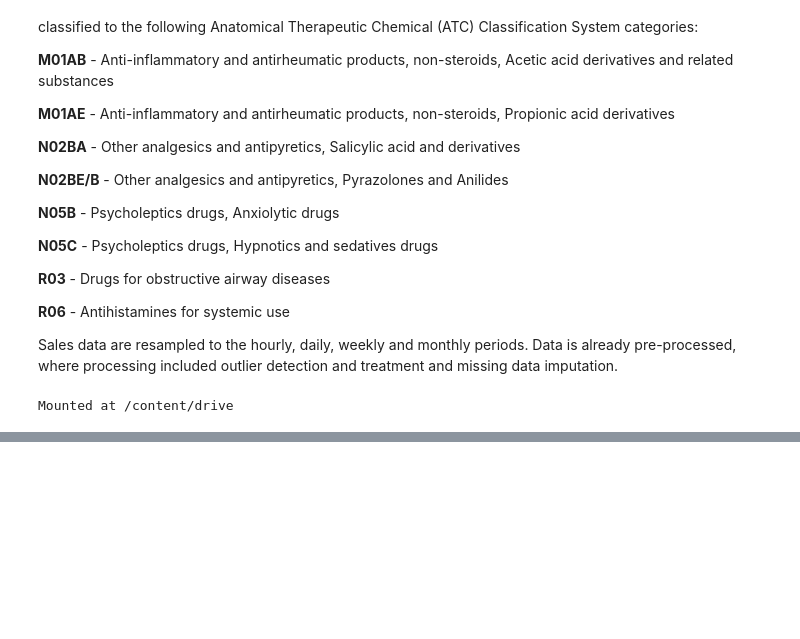
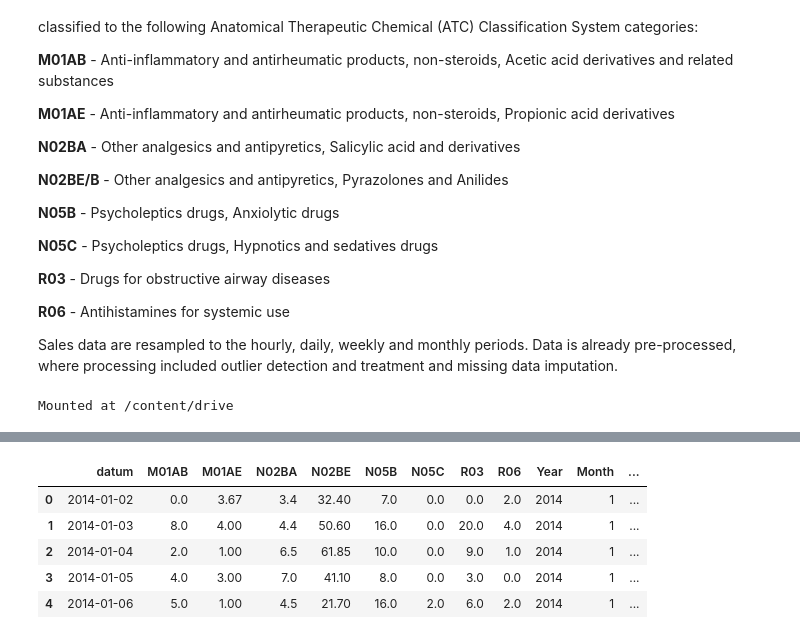
Before and after one commit to Adhi1755/Pharma-Sales-Analysis, a Jupyter notebook: Pharma_Slaes.ipynb, the cells around one changed output, grey strips where cells are left out. Drawn from its saved outputs; the diff is of its cells as text; code cells hidden in the pictures; blank space fills up the shorter version.

```diff
--- a/Pharma_Slaes.ipynb
+++ b/Pharma_Slaes.ipynb
@@ -199,0 +116,9 @@ max    386.000000  213.040000
+# %%
+salesDaily.head()
+# %% [output]
+|  | datum | M01AB | M01AE | N02BA | N02BE | N05B | N05C | R03 | R06 | Year | Month | ... |
+| 0 | 2014-01-02 | 0.0 | 3.67 | 3.4 | 32.40 | 7.0 | 0.0 | 0.0 | 2.0 | 2014 | 1 | ... |
+| 1 | 2014-01-03 | 8.0 | 4.00 | 4.4 | 50.60 | 16.0 | 0.0 | 20.0 | 4.0 | 2014 | 1 | ... |
+| 2 | 2014-01-04 | 2.0 | 1.00 | 6.5 | 61.85 | 10.0 | 0.0 | 9.0 | 1.0 | 2014 | 1 | ... |
+| 3 | 2014-01-05 | 4.0 | 3.00 | 7.0 | 41.10 | 8.0 | 0.0 | 3.0 | 0.0 | 2014 | 1 | ... |
+| 4 | 2014-01-06 | 5.0 | 1.00 | 4.5 | 21.70 | 16.0 | 2.0 | 6.0 | 2.0 | 2014 | 1 | ... |
```
Also changed, not shown: parts of 13 cells of this notebook.
